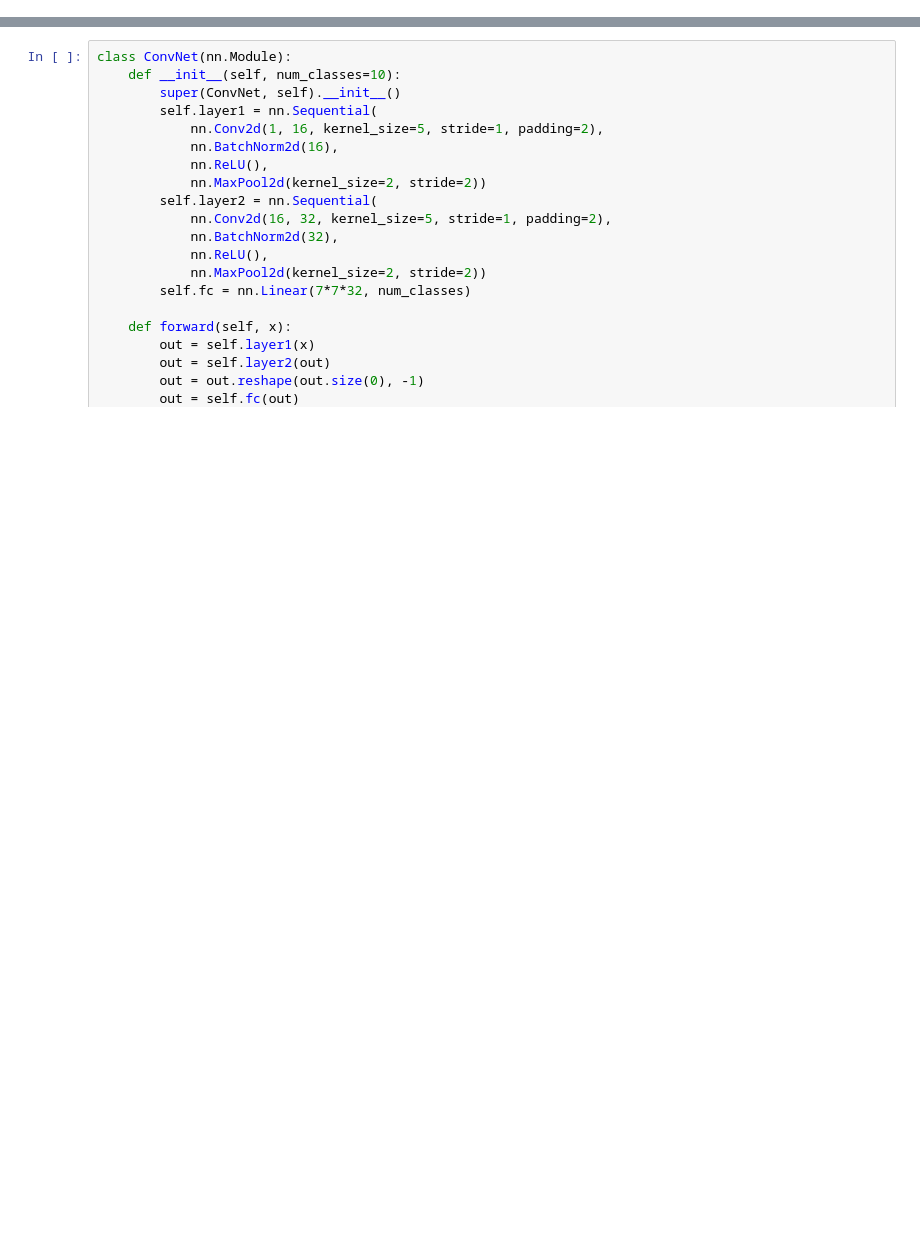
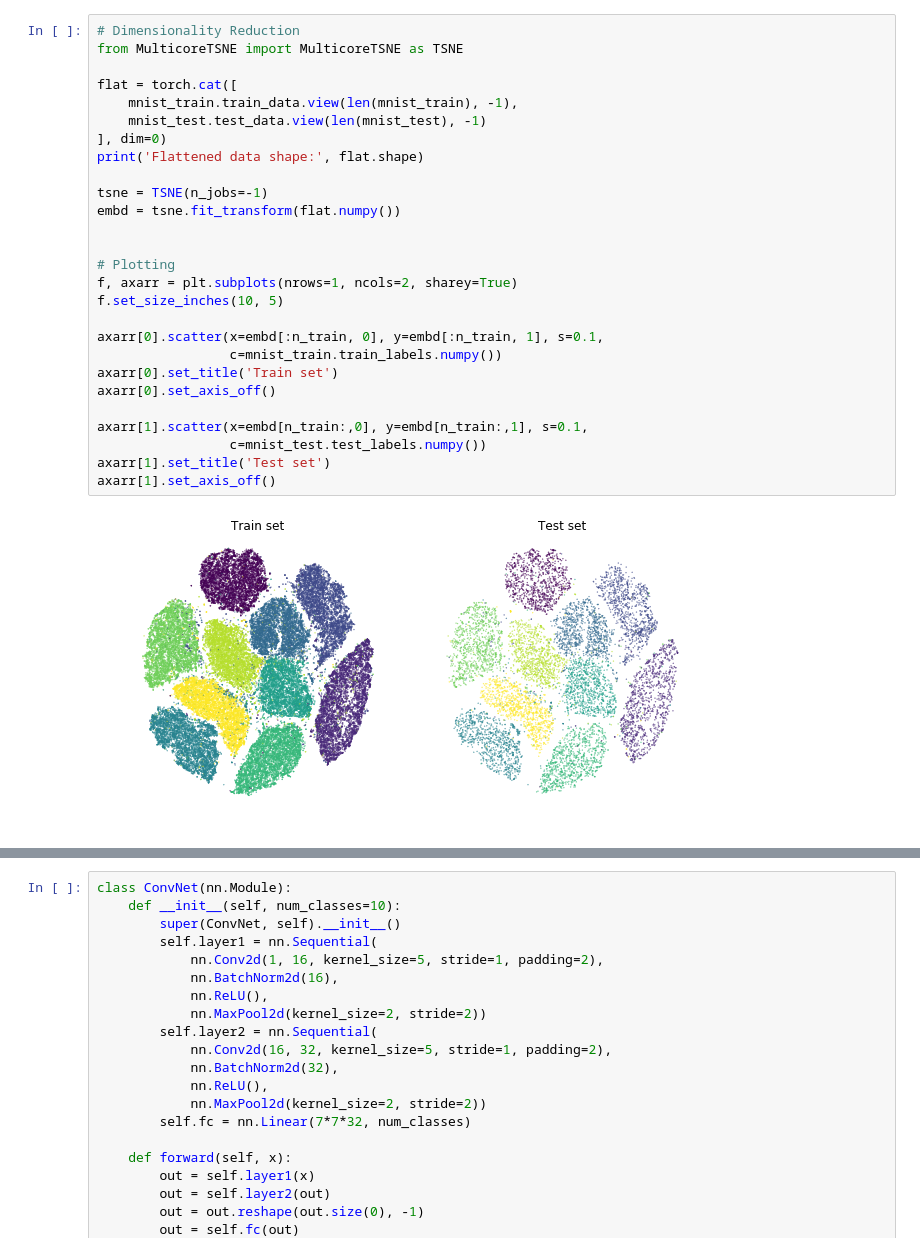
Before and after one commit to xapharius/mlscripts, a Jupyter notebook: Pytorch MNIST.ipynb, the cells around one changed output, grey strips where cells are left out. Cells and saved outputs as stored; diff of their text form; blank space fills up the shorter version.

```diff
--- a/Pytorch MNIST.ipynb
+++ b/Pytorch MNIST.ipynb
@@ -28,0 +68,29 @@ plt.show()
+# %%
+# Dimensionality Reduction
+from MulticoreTSNE import MulticoreTSNE as TSNE
+
+flat = torch.cat([
+    mnist_train.train_data.view(len(mnist_train), -1),
+    mnist_test.test_data.view(len(mnist_test), -1)
+], dim=0)
+print('Flattened data shape:', flat.shape)
+
+tsne = TSNE(n_jobs=-1)
+embd = tsne.fit_transform(flat.numpy())
+
+
+# Plotting
+f, axarr = plt.subplots(nrows=1, ncols=2, sharey=True)
+f.set_size_inches(10, 5)
+
+axarr[0].scatter(x=embd[:n_train, 0], y=embd[:n_train, 1], s=0.1,
+                 c=mnist_train.train_labels.numpy())
+axarr[0].set_title('Train set')
+axarr[0].set_axis_off()
+
+axarr[1].scatter(x=embd[n_train:,0], y=embd[n_train:,1], s=0.1,
+                 c=mnist_test.test_labels.numpy())
+axarr[1].set_title('Test set')
+axarr[1].set_axis_off()
+# %% [output]
+[figure, added]
```
Also changed, not shown: parts of 21 cells of this notebook.
